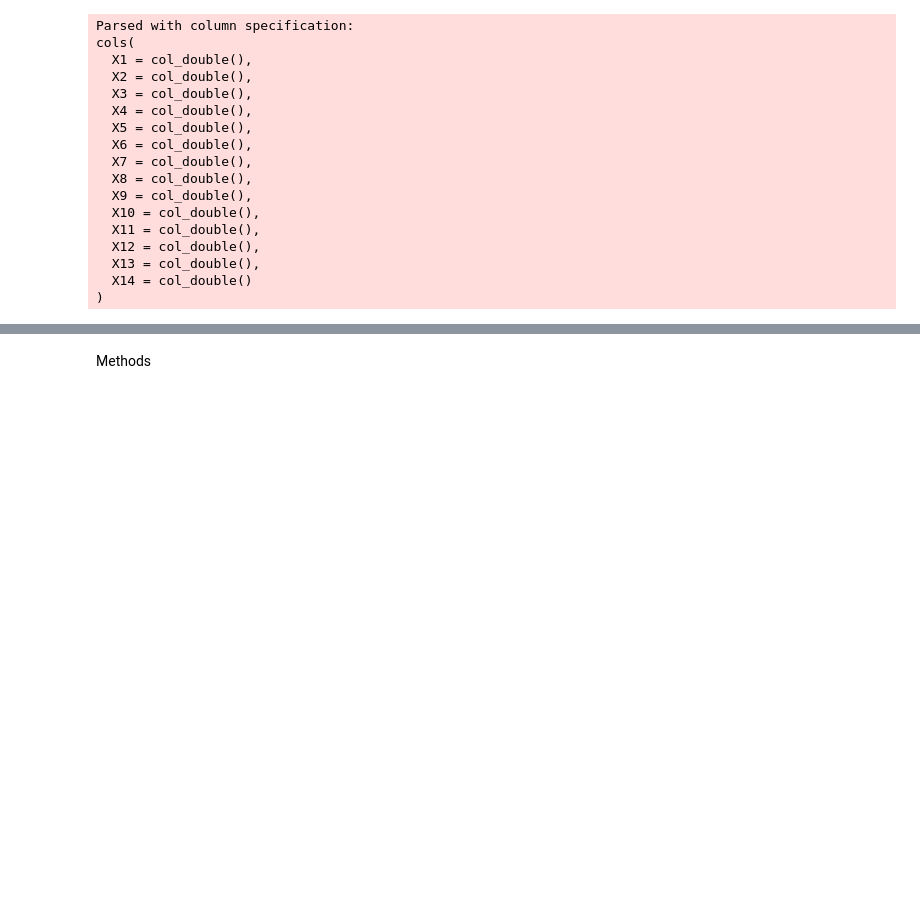
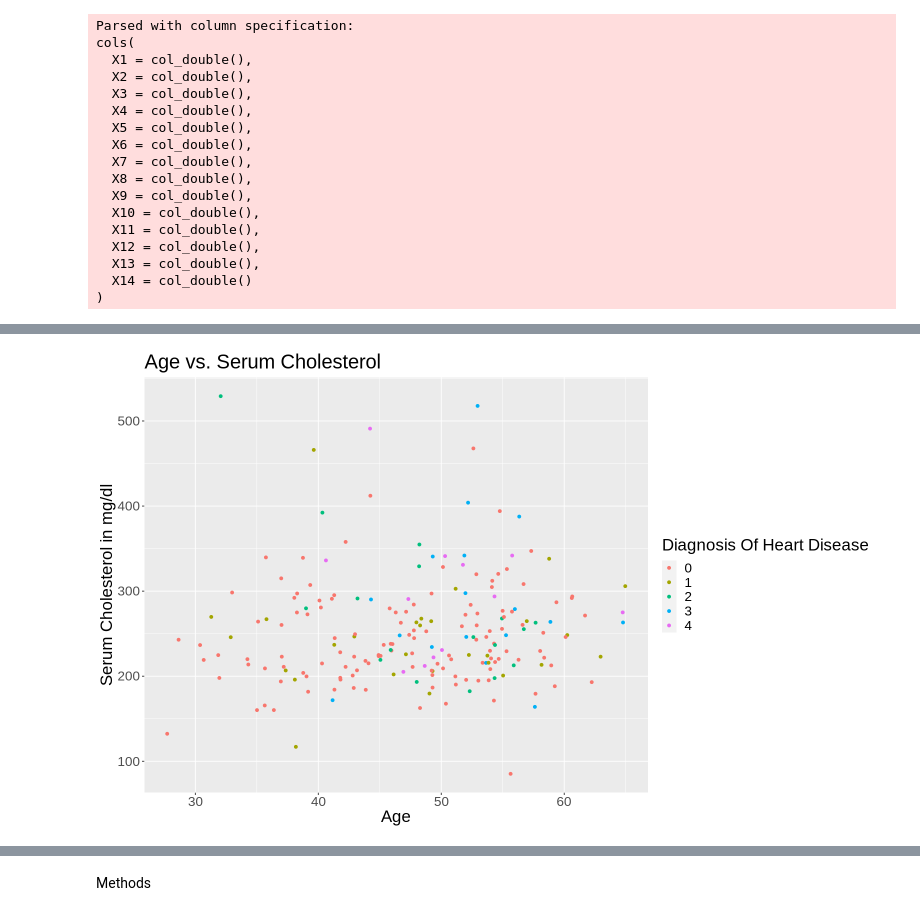
Before and after one commit to camirr/Heart-Disease-Data-Set-Case-Study, a Jupyter notebook: Project_proposal.ipynb, the cells around one changed output, grey strips where cells are left out. Cells and saved outputs as stored; diff of their text form; code cells hidden in the pictures; blank space fills up the shorter version.

```diff
--- a/Project_proposal.ipynb
+++ b/Project_proposal.ipynb
@@ -161,3 +177,18 @@ resting_BP_plot
+# %%
+# Plot for age vs. cholesteral
+
+options(repr.plot.width = 13, repr.plot.height = 8)
+
+resting_BP_plot <- heart_disease_train %>%
+                    ggplot(aes(x = age, y = cholesteral, color = diagnosis))+
+                    geom_point(position = "jitter")+
+                    labs(x = "Age", y = "Serum Cholesterol in mg/dl", colour = "Diagnosis Of Heart Disease")+
+                    ggtitle("Age vs. Serum Cholesterol")+
+                    theme(text = element_text(size = 20))+
+                    scale_y_continuous(labels = scales::comma)
+resting_BP_plot
+# %% [output]
+[figure, added]
 # %%
 # Plot for age vs. maximum heart rate achieved
 
```
Also changed, not shown: parts of 7 cells of this notebook.
